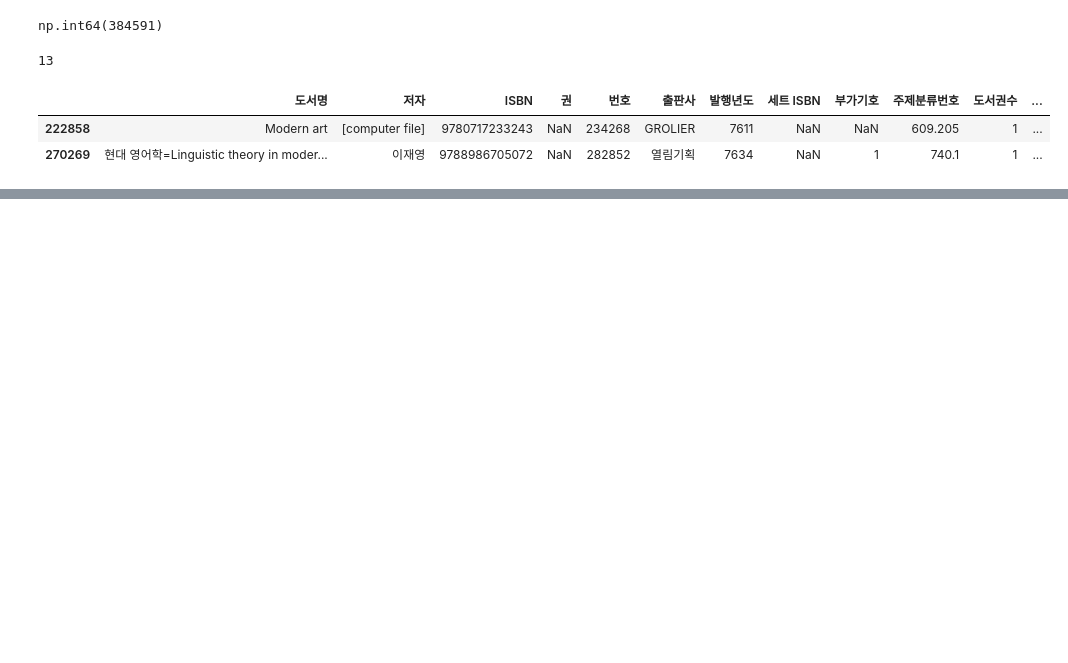
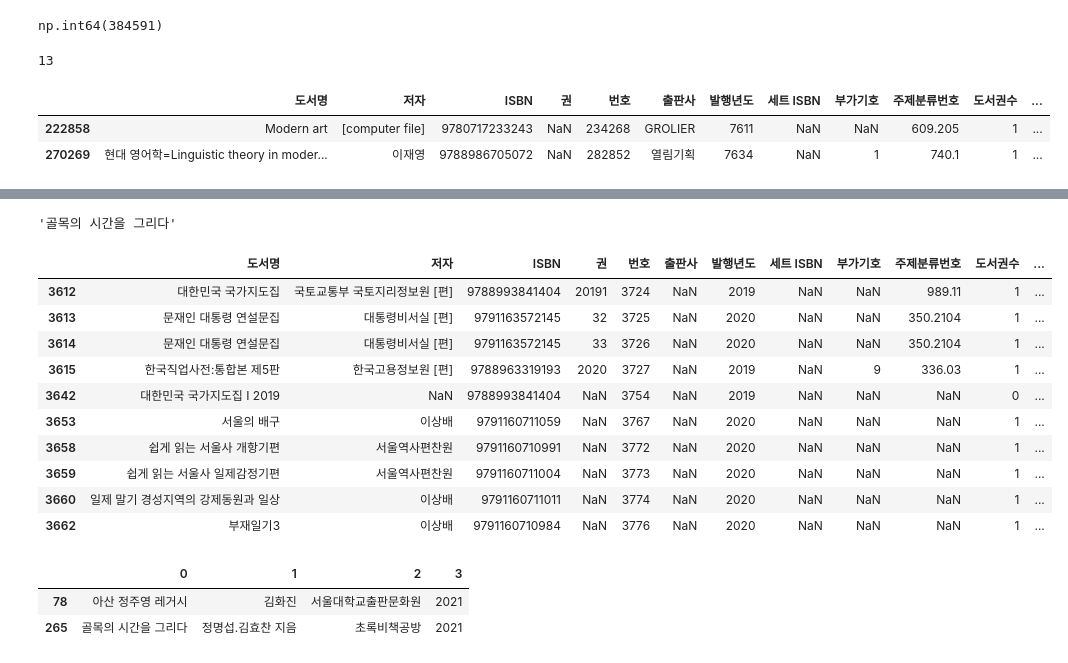
Before and after one commit to KIJOONG1127/data_anal, a Jupyter notebook: ch03_reg.ipynb, the cells around one changed output, grey strips where cells are left out. Saved outputs shown, nothing was run; the diff lists cells and outputs as text; code cells hidden in the pictures; blank space fills up the shorter version.

```diff
--- a/ch03_reg.ipynb
+++ b/ch03_reg.ipynb
@@ -167,3 +169,8 @@ ns_book5[old_books]
 | 147950 | (한·중·일) 밥상 문화 :대표음식으로 본 3국 문화비교 | 김경은 지음 | 9788958643012 | NaN | 157759 | 이가서 | 132 | NaN | 0 | 381.75 | 1 | ... |
 | 194576 | 책으로 뒤덮인 집의 비밀 | N.E. 보드 지음 ;피터 퍼거슨 그림 ;김지현 옮김 | 9788992844413 | NaN | 205407 | 개암나무 | 1015 | NaN | 7 | 843 | 1 | ... |
 | 287252 | (밝혀질)우리歷史 | 吳在城 著 | 9788986892130 | NaN | 300283 | 黎民族史硏究會 | 1607 | NaN | 0 | 911 | 1 | ... |
+# %%
+# 오래된 책에 해당되는 것은 -1로 세팅해서
+ns_book5.loc[old_books, "발행년도"] = -1
+# 교재는 4000보다 큰 데이터 -> 2025보다 큰 데이터
+ns_book5["발행년도"].eq(-1).sum()
@@ -169,0 +179,7 @@ ns_book5[old_books]
+# %%
+# p. 208 -2
+# 필수 데이터 확인 비어있는 데이터 조건 - 도서명, 저자, 출판사, 발행년도
+na_rows = ns_book5['도서명'].isna() | ns_book5["저자"].isna() \
+          | ns_book5["출판사"].isna() | ns_book5["발행년도"].eq(-1)
+print(na_rows.sum())
+ns_book5[na_rows].head(2)
@@ -169,0 +207,6 @@ ns_book5[old_books]
+# %%
+# p. 210 - 2
+# 위에 코드를 전부 실행 해 놔야 한다. - 함수 호출해서 책 제목을 가져오기.
+get_book_title(9791191266054)
+# %% [output]
+'골목의 시간을 그리다'
@@ -169,0 +269,33 @@ ns_book5[old_books]
+# %%
+# 데이터가 비어 있는 줄을 대상은 위에 5개만 처리 -iterrows() :idx, row를 꺼낸다.
+for idx, row in ns_book5[na_rows].head().iterrows():
+  # 웹에서 정보 가져오기 - 4개의 정보를 한꺼번에 리턴해 준다. 리턴 순서가 같아야 한다.
+  title, author, pub, year = get_book_info(row)
+
+  #원래 데이터프레임에 직접 대입 - 가져온 데이터를 넣자.
+  ns_book5.loc[idx, "도서명"] = title
+  ns_book5.loc[idx, "저자"] = author
+  ns_book5.loc[idx, "출판사"] = pub
+  ns_book5.loc[idx, "발행년도"] = year
+# %%
+ns_book5[na_rows].head(10)
+# %% [output]
+|  | 도서명 | 저자 | ISBN | 권 | 번호 | 출판사 | 발행년도 | 세트 ISBN | 부가기호 | 주제분류번호 | 도서권수 | ... |
+| 3612 | 대한민국 국가지도집 | 국토교통부 국토지리정보원 [편] | 9788993841404 | 20191 | 3724 | NaN | 2019 | NaN | NaN | 989.11 | 1 | ... |
+| 3613 | 문재인 대통령 연설문집 | 대통령비서실 [편] | 9791163572145 | 32 | 3725 | NaN | 2020 | NaN | NaN | 350.2104 | 1 | ... |
+| 3614 | 문재인 대통령 연설문집 | 대통령비서실 [편] | 9791163572145 | 33 | 3726 | NaN | 2020 | NaN | NaN | 350.2104 | 1 | ... |
+| 3615 | 한국직업사전:통합본 제5판 | 한국고용정보원 [편] | 9788963319193 | 2020 | 3727 | NaN | 2019 | NaN | 9 | 336.03 | 1 | ... |
+| 3642 | 대한민국 국가지도집 Ⅰ 2019 | NaN | 9788993841404 | NaN | 3754 | NaN | 2019 | NaN | NaN | NaN | 0 | ... |
+| 3653 | 서울의 배구 | 이상배 | 9791160711059 | NaN | 3767 | NaN | 2020 | NaN | NaN | NaN | 1 | ... |
+| 3658 | 쉽게 읽는 서울사 개항기편 | 서울역사편찬원 | 9791160710991 | NaN | 3772 | NaN | 2020 | NaN | NaN | NaN | 1 | ... |
+| 3659 | 쉽게 읽는 서울사 일제감정기편 | 서울역사편찬원 | 9791160711004 | NaN | 3773 | NaN | 2020 | NaN | NaN | NaN | 1 | ... |
+| 3660 | 일제 말기 경성지역의 강제동원과 일상 | 이상배 | 9791160711011 | NaN | 3774 | NaN | 2020 | NaN | NaN | NaN | 1 | ... |
+| 3662 | 부재일기3 | 이상배 | 9791160710984 | NaN | 3776 | NaN | 2020 | NaN | NaN | NaN | 1 | ... |
+# %%
+updated_sample = ns_book5[na_rows].head(2).apply(get_book_info,
+    axis=1, result_type="expand")
+updated_sample
+# %% [output]
+|  | 0 | 1 | 2 | 3 |
+| 78 | 아산 정주영 레거시 | 김화진 | 서울대학교출판문화원 | 2021 |
+| 265 | 골목의 시간을 그리다 | 정명섭.김효찬 지음 | 초록비책공방 | 2021 |
```
Also changed, not shown: parts of 11 cells of this notebook.
